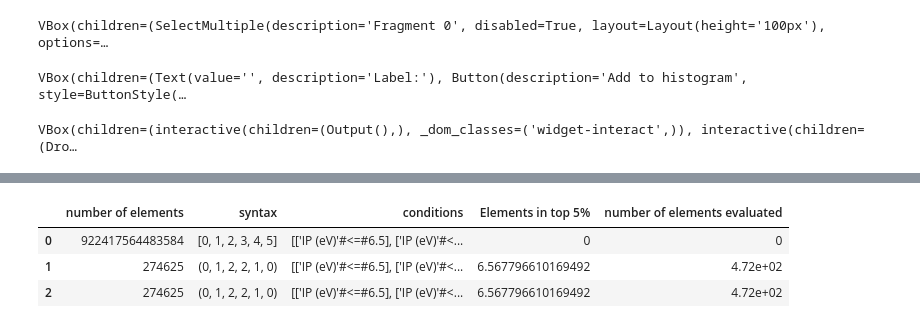
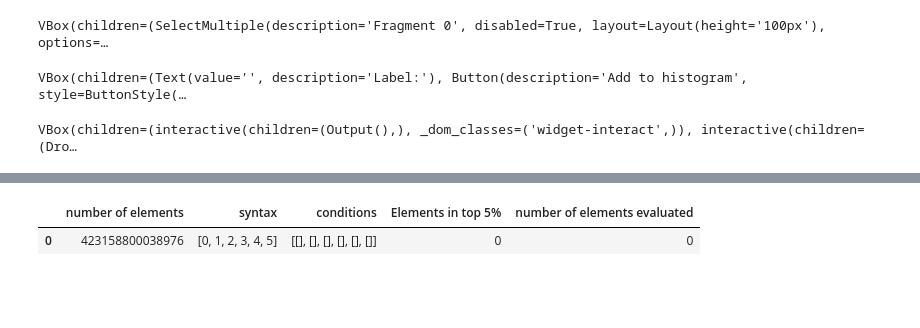
Before and after one commit to mohammedazzouzi15/STK_search, a Jupyter notebook: Example_notebooks/1_initialise_search_space.ipynb, the cells around one changed output, grey strips where cells are left out. Cells and saved outputs as stored; diff of their text form; code cells hidden in the pictures; blank space fills up the shorter version.

```diff
--- a/Example_notebooks/1_initialise_search_space.ipynb
+++ b/Example_notebooks/1_initialise_search_space.ipynb
@@ -192,12 +178,10 @@ for id,df_path_SP in enumerate(search_spaces_dfs):
 # %%
-df_SP = pd.read_pickle(search_spaces_dfs[3])
+df_SP = pd.read_pickle(search_spaces_dfs[0])
 df_SP.reset_index(drop=True,inplace=True)
 df_SP
 # %% [output]
 |  | number of elements | syntax | conditions | Elements in top 5% | number of elements evaluated |
-| 0 | 922417564483584 | [0, 1, 2, 3, 4, 5] | [['IP (eV)'#<=#6.5], ['IP (eV)'#<... | 0 | 0 |
-| 1 | 274625 | (0, 1, 2, 2, 1, 0) | [['IP (eV)'#<=#6.5], ['IP (eV)'#<... | 6.567796610169492 | 4.72e+02 |
-| 2 | 274625 | (0, 1, 2, 2, 1, 0) | [['IP (eV)'#<=#6.5], ['IP (eV)'#<... | 6.567796610169492 | 4.72e+02 |
+| 0 | 423158800038976 | [0, 1, 2, 3, 4, 5] | [[], [], [], [], [], []] | 0 | 0 |
 # %%
 # load the saved dataframe with all the tested conditions
 # and output it in order to select a few to add to the bactk experiment
```
Also changed, not shown: parts of 7 cells of this notebook, 6 other files.
